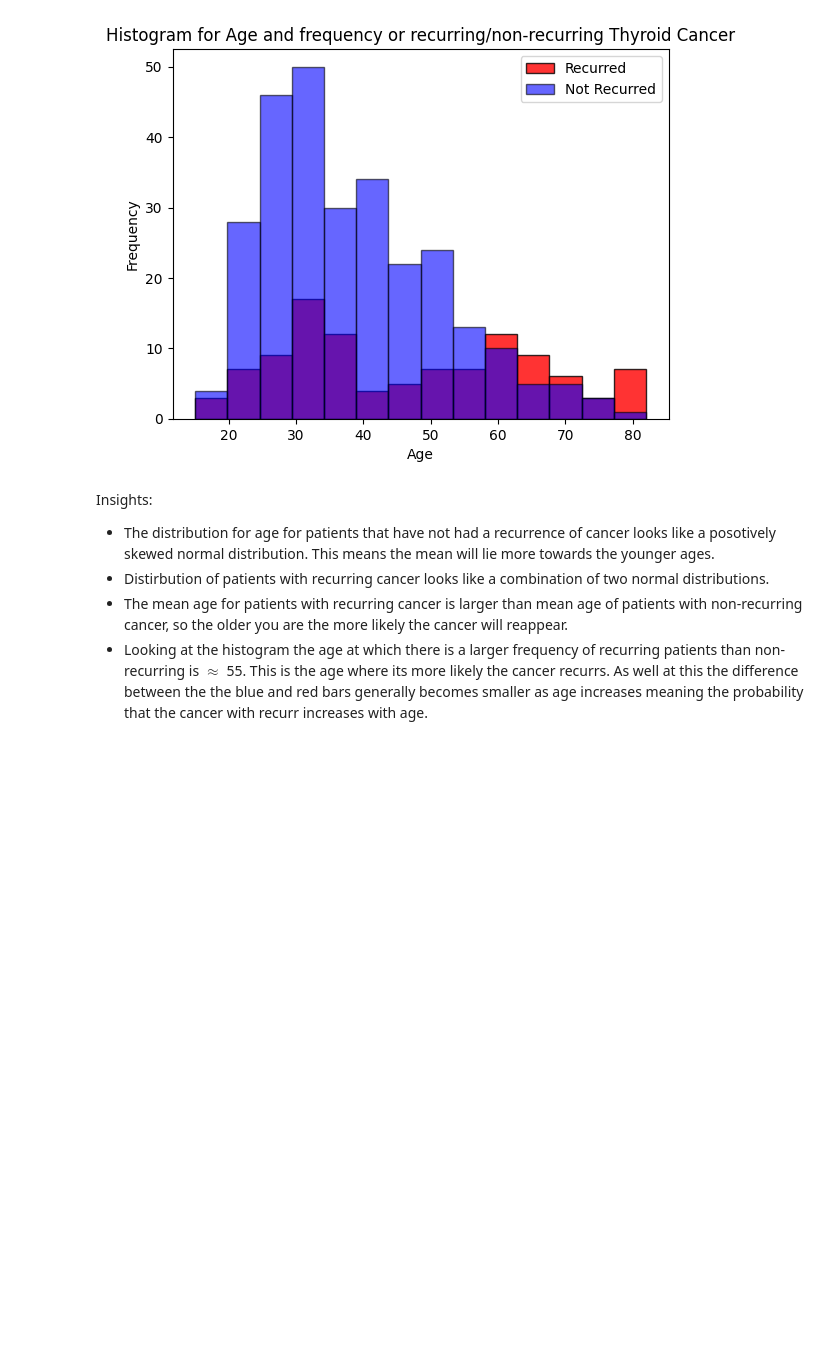
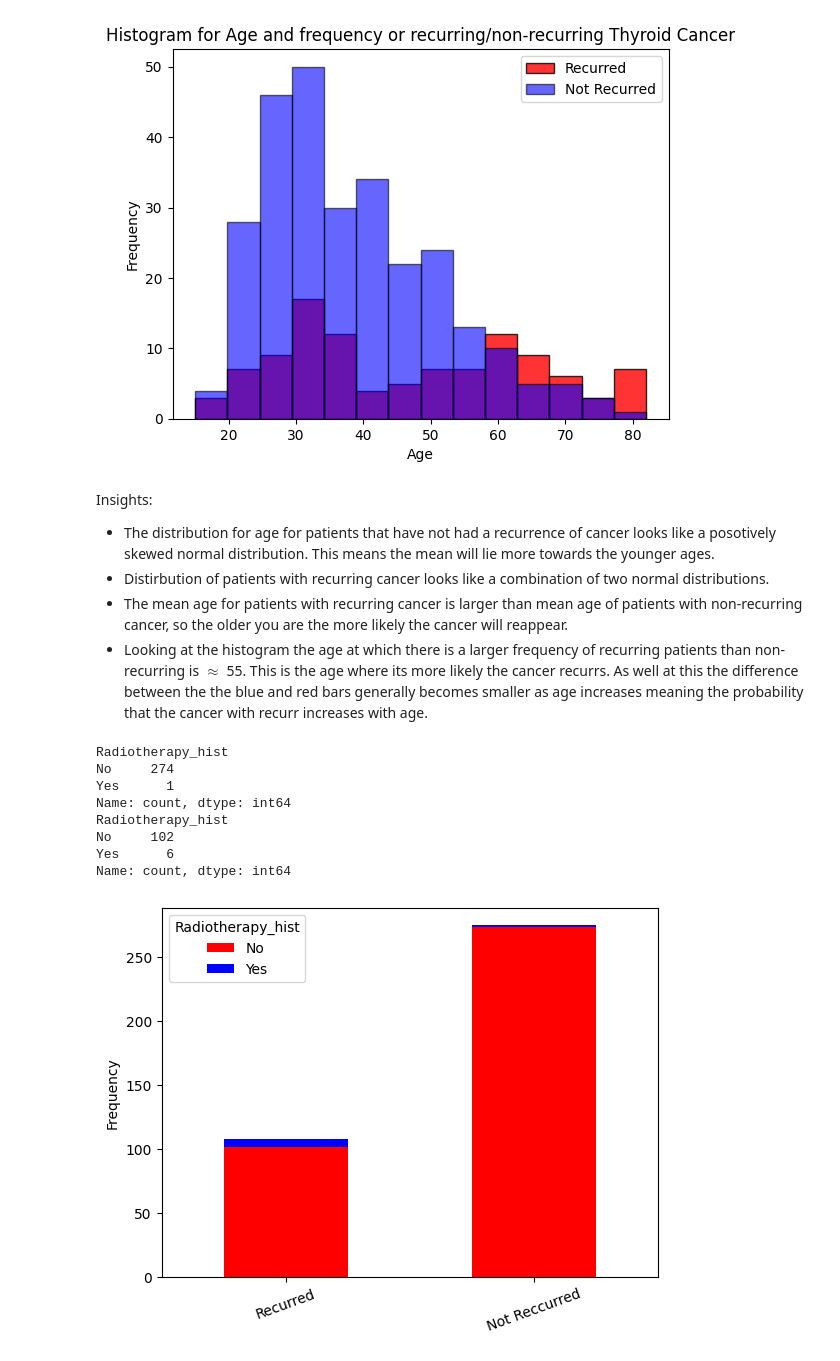
Before and after one commit to AntuFTW/Thyroid-Cancer-Reccurence-Prediction, a Jupyter notebook: data_vis.ipynb, the cells around one changed output. Saved outputs shown, nothing was run; the diff lists cells and outputs as text; code cells hidden in the pictures; blank space fills up the shorter version.

Commit message:
many more graphs added. This incldes the response depeneding on the stage of the patient

```diff
--- a/data_vis.ipynb
+++ b/data_vis.ipynb
@@ -218,3 +218,24 @@ Insights:
 - Distirbution of patients with recurring cancer looks like a combination of two normal distributions.
 - The mean age for patients with recurring cancer is larger than mean age of patients with non-recurring cancer, so the older you are the more likely the cancer will reappear.
 - Looking at the histogram the age at which there is a larger frequency of recurring patients than non-recurring is $\approx$ 55. This is the age where its more likely the cancer recurrs. As well at this the difference between the the blue and red bars generally becomes smaller as age increases meaning the probability that the cancer with recurr increases with age.
+# %%
+# check effect of Radiotherapy_hist
+def radiotherapy_bar():
+    radiotherapy_rec = pd.DataFrame(df['Radiotherapy_hist'].loc[df['Recurred'] == 'Yes'].value_counts(sort = False)).rename(columns = {'count':'Recurred'})
+    radiotherapy_not_rec = pd.DataFrame(df['Radiotherapy_hist'].loc[df['Recurred'] == 'No'].value_counts(sort = False)).rename(columns = {'count':'Not Reccurred'})
+    radiotherapy_cat = pd.concat([radiotherapy_rec, radiotherapy_not_rec], axis=1)
+    radiotherapy_cat.T.plot(kind='bar', stacked=True, color = ['Red', 'Blue'], rot=20, ylabel='Frequency')
+
+radiotherapy_bar()
+print(df['Radiotherapy_hist'].loc[df['Recurred'] == 'No'].value_counts())
+print(df['Radiotherapy_hist'].loc[df['Recurred'] == 'Yes'].value_counts())
+# %% [output]
+Radiotherapy_hist
+No     274
+Yes      1
+Name: count, dtype: int64
+Radiotherapy_hist
+No     102
+Yes      6
+Name: count, dtype: int64
+[figure, added]
```
Also changed, not shown: parts of 10 cells of this notebook.
